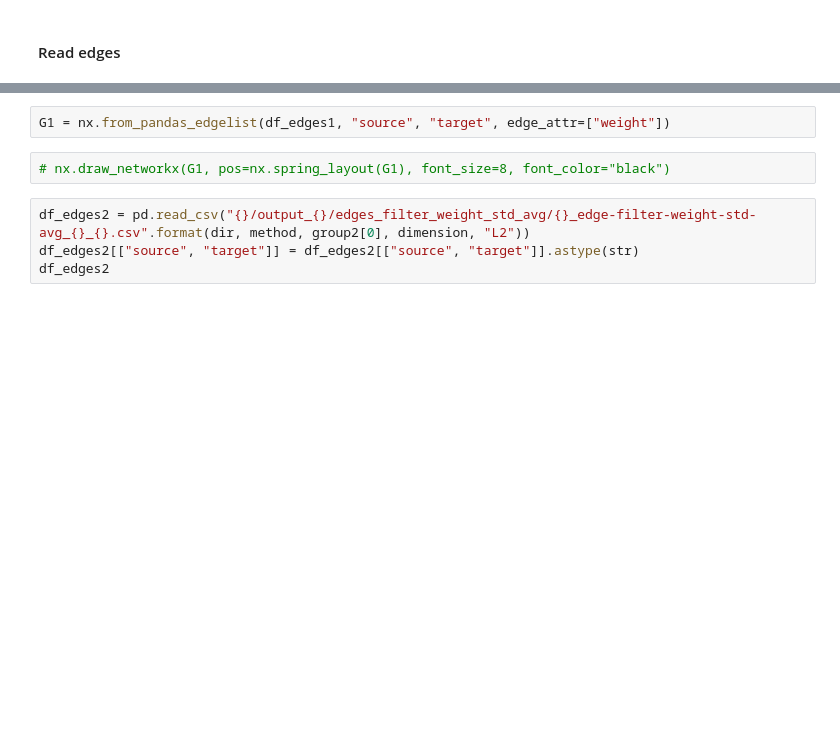
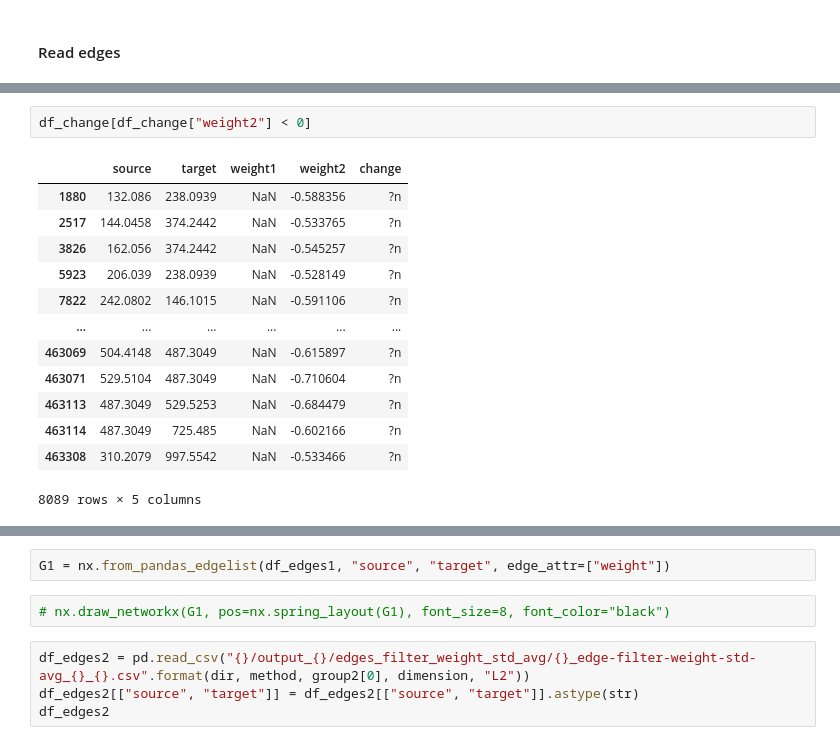
Before and after one commit to win7/GNN_Unsupervised, a Jupyter notebook: change_detection.ipynb, the cells around one changed output, grey strips where cells are left out. Saved outputs shown, nothing was run; the diff lists cells and outputs as text; blank space fills up the shorter version.

```diff
--- a/change_detection.ipynb
+++ b/change_detection.ipynb
@@ -63,0 +95,16 @@ df_edges1
+# %%
+df_change[df_change["weight2"] < 0]
+# %% [output]
+|  | source | target | weight1 | weight2 | change |
+| 1880 | 132.086 | 238.0939 | NaN | -0.588356 | ?n |
+| 2517 | 144.0458 | 374.2442 | NaN | -0.533765 | ?n |
+| 3826 | 162.056 | 374.2442 | NaN | -0.545257 | ?n |
+| 5923 | 206.039 | 238.0939 | NaN | -0.528149 | ?n |
+| 7822 | 242.0802 | 146.1015 | NaN | -0.591106 | ?n |
+| ... | ... | ... | ... | ... | ... |
+| 463069 | 504.4148 | 487.3049 | NaN | -0.615897 | ?n |
+| 463071 | 529.5104 | 487.3049 | NaN | -0.710604 | ?n |
+| 463113 | 487.3049 | 529.5253 | NaN | -0.684479 | ?n |
+| 463114 | 487.3049 | 725.485 | NaN | -0.602166 | ?n |
+| 463308 | 310.2079 | 997.5542 | NaN | -0.533466 | ?n |
+8089 rows × 5 columns
```
Also changed, not shown: parts of 13 cells of this notebook, 7 other files.
